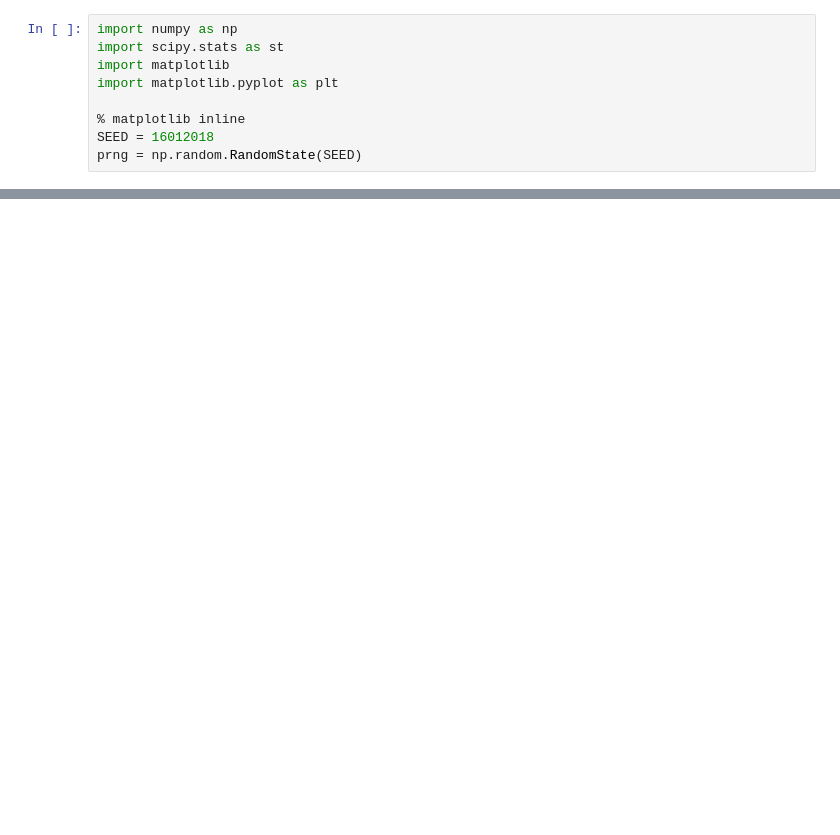
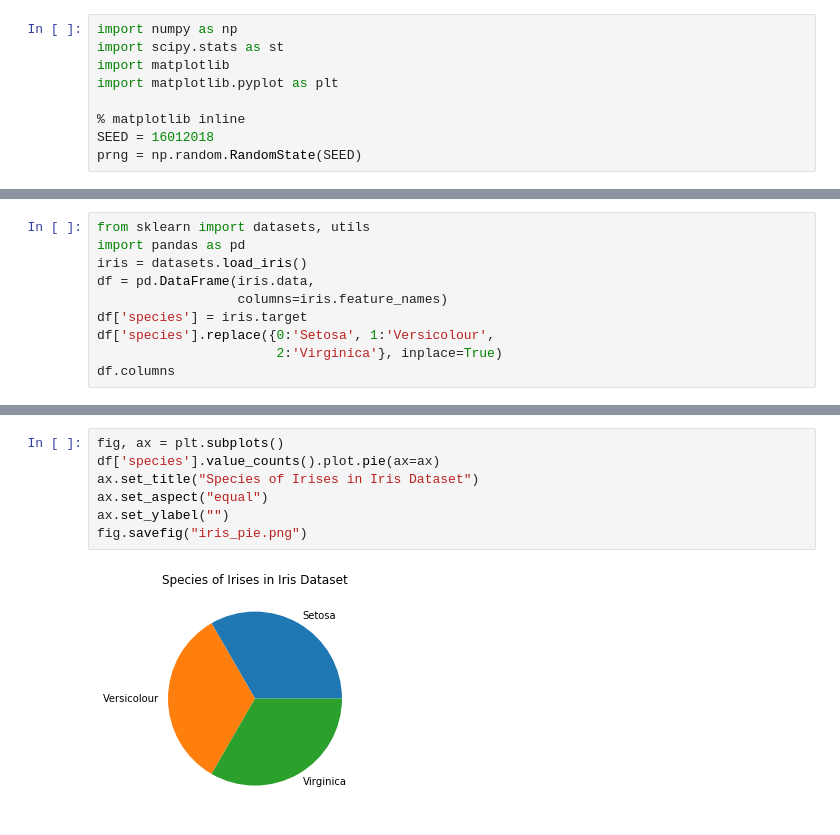
Before and after one commit to story645/second_exam, a Jupyter notebook: code/intro.ipynb, the cells around one changed output, grey strips where cells are left out. Drawn from its saved outputs; the diff is of its cells as text; blank space fills up the shorter version.

```diff
--- a/code/intro.ipynb
+++ b/code/intro.ipynb
@@ -99,0 +10,10 @@ Conditional Dependency
+# %%
+from sklearn import datasets, utils
+import pandas as pd
+iris = datasets.load_iris()
+df = pd.DataFrame(iris.data,
+                  columns=iris.feature_names)
+df['species'] = iris.target
+df['species'].replace({0:'Setosa', 1:'Versicolour',
+                       2:'Virginica'}, inplace=True)
+df.columns
@@ -99,0 +37,9 @@ Conditional Dependency
+# %%
+fig, ax = plt.subplots()
+df['species'].value_counts().plot.pie(ax=ax)
+ax.set_title("Species of Irises in Iris Dataset")
+ax.set_aspect("equal")
+ax.set_ylabel("")
+fig.savefig("iris_pie.png")
+# %% [output]
+[figure, added]
```
Also changed, not shown: parts of 22 cells of this notebook, 4 other files.
